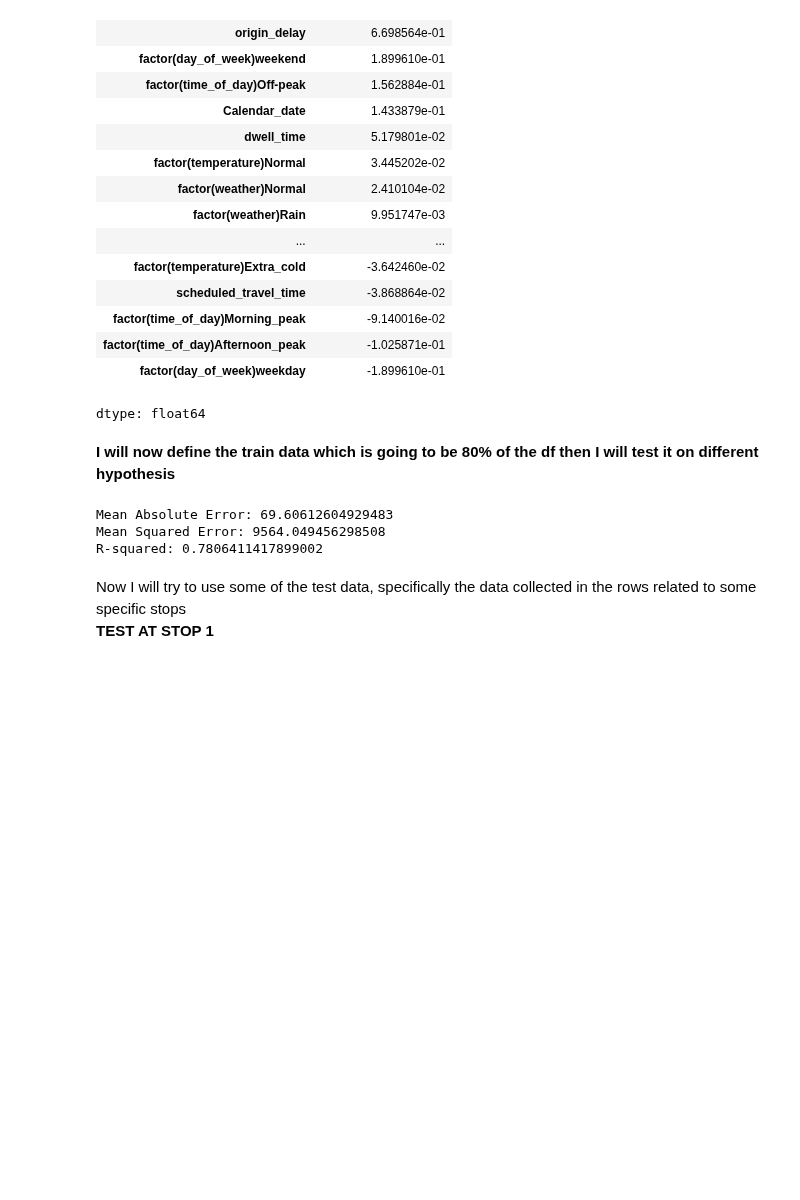
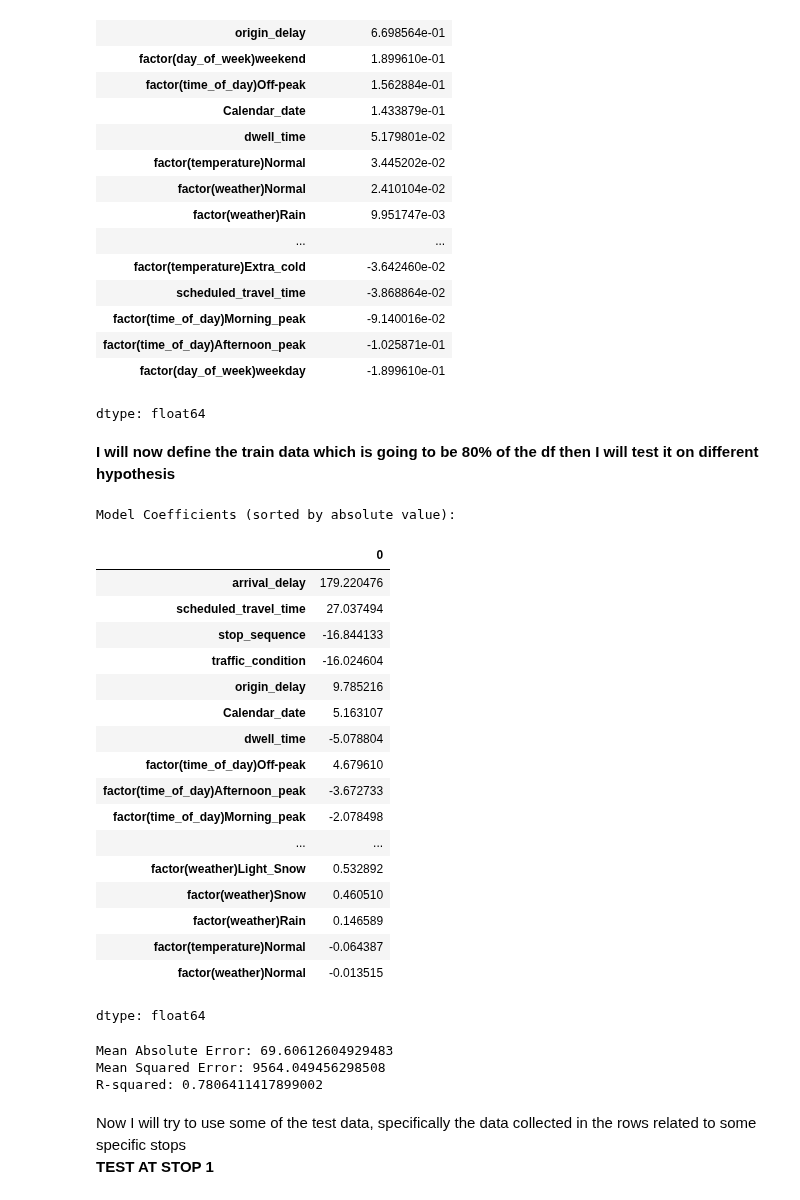
Before and after one commit to Gioalf/AH2179, a Jupyter notebook: project/AIprojectGioAlf.ipynb, the cells around one changed output. Cells and saved outputs as stored; diff of their text form; code cells hidden in the pictures; blank space fills up the shorter version.

```diff
--- a/project/AIprojectGioAlf.ipynb
+++ b/project/AIprojectGioAlf.ipynb
@@ -354,13 +354,46 @@ X_train_scaled = scaler.fit_transform(X_train)
 X_test_scaled = scaler.transform(X_test)
 # %%
 # Create a Linear Regression model
-model = LinearRegression()
+model1 = LinearRegression()
 
 # Fit the model to the training data
-model.fit(X_train_scaled, y_train)
+model1.fit(X_train_scaled, y_train)
 
 # Predict the test data with the fitted model
-y_pred_A1_0 = model.predict(X_test_scaled)
+y_pred_A1_0 = model1.predict(X_test_scaled)
+# %%
+# Get the coefficients and the feature names
+coefficients = model1.coef_
+feature_names = X_train.columns
+
+# Create a pandas Series to easily view coefficients with their feature names
+coefficients_series = pd.Series(coefficients, index=feature_names)
+
+# Sort the coefficients by their absolute value to see the most influential features
+sorted_coefficients = coefficients_series.abs().sort_values(ascending=False)
+
+print("Model Coefficients (sorted by absolute value):")
+display(coefficients_series[sorted_coefficients.index])
+# %% [output]
+Model Coefficients (sorted by absolute value):
+|  | 0 |
+| arrival_delay | 179.220476 |
+| scheduled_travel_time | 27.037494 |
+| stop_sequence | -16.844133 |
+| traffic_condition | -16.024604 |
+| origin_delay | 9.785216 |
+| Calendar_date | 5.163107 |
+| dwell_time | -5.078804 |
+| factor(time_of_day)Off-peak | 4.679610 |
+| factor(time_of_day)Afternoon_peak | -3.672733 |
+| factor(time_of_day)Morning_peak | -2.078498 |
+| ... | ... |
+| factor(weather)Light_Snow | 0.532892 |
+| factor(weather)Snow | 0.460510 |
+| factor(weather)Rain | 0.146589 |
+| factor(temperature)Normal | -0.064387 |
+| factor(weather)Normal | -0.013515 |
+dtype: float64
 # %%
 mae = mean_absolute_error(y_test, y_pred_A1_0)
 mse = mean_squared_error(y_test, y_pred_A1_0)
```
Also changed, not shown: parts of 10 cells of this notebook.
